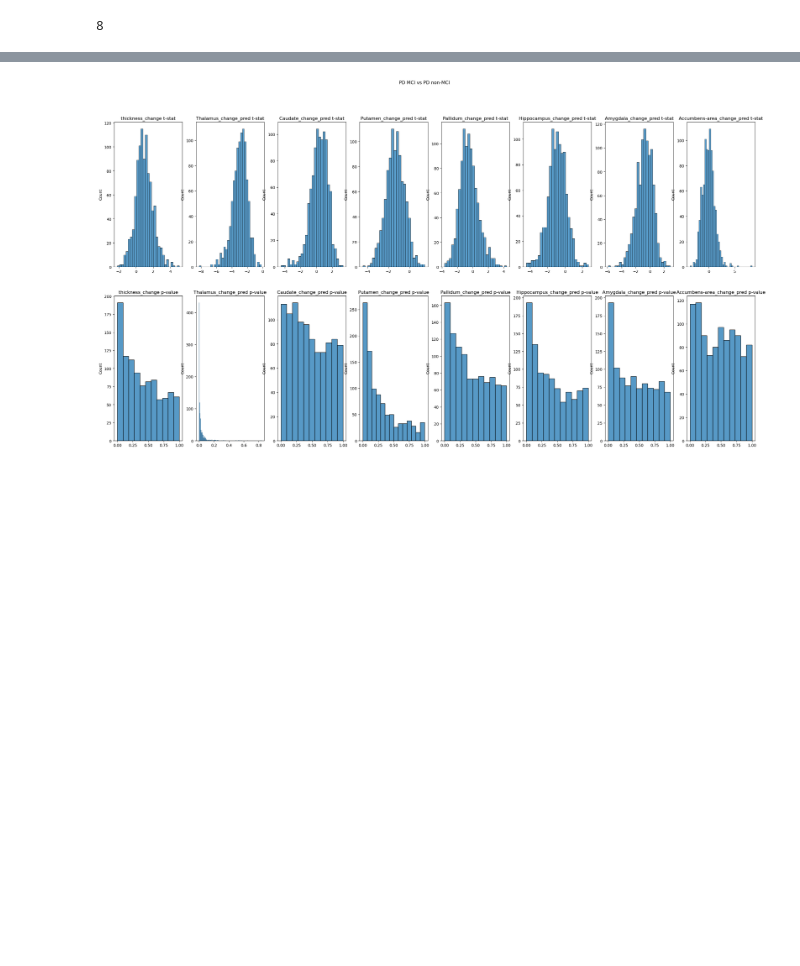
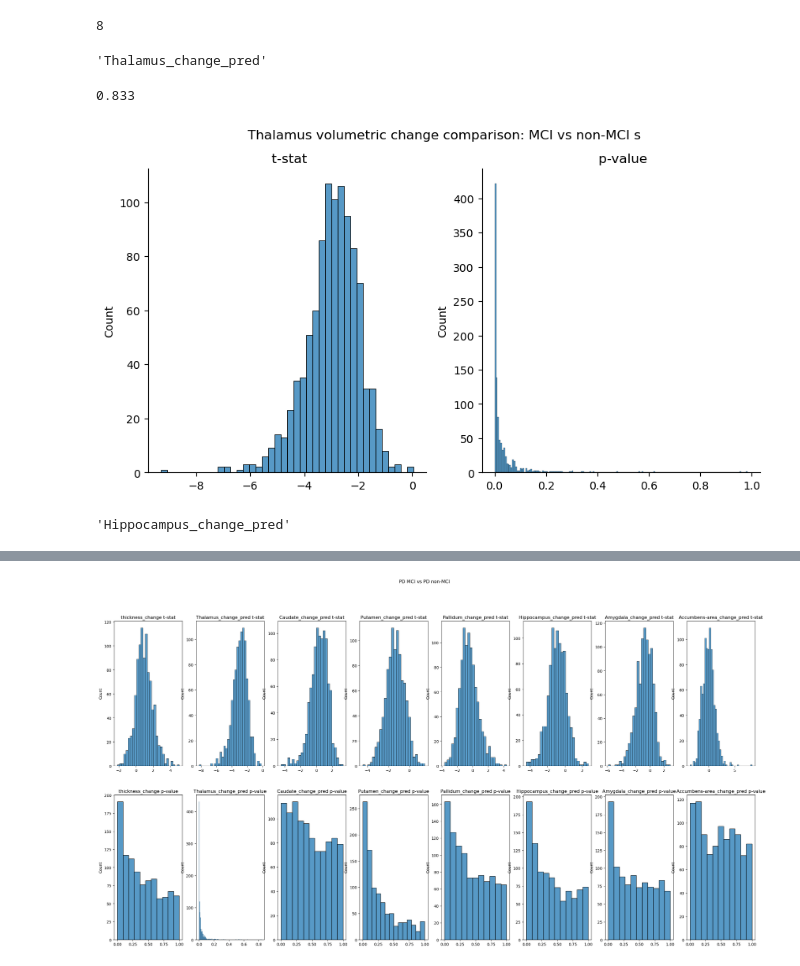
Before and after one commit to mirhnius/pvalue-metric-b, a Jupyter notebook: analysis/old.ipynb, the cells around one changed output, grey strips where cells are left out. Drawn from its saved outputs; the diff is of its cells as text; code cells hidden in the pictures; blank space fills up the shorter version.

```diff
--- a/analysis/old.ipynb
+++ b/analysis/old.ipynb
@@ -139,3 +139,29 @@ for itr in range(1000):
         MCIvsnonMCI_stats[i][itr] = ttest_ind(PD_MCI_df[region].loc[MCI_sample], PD_non_MCI_df[region].loc[nonMCI_sample])
         nonMCIvsHC_stats[i][itr] = ttest_ind(HC_df[region].loc[HC_sample], PD_non_MCI_df[region].loc[nonMCI_sample])
         MCIvsHC_stats[i][itr] = ttest_ind(PD_MCI_df[region].loc[MCI_sample], HC_df[region].loc[HC_sample])
+# %%
+target_columns[1]
+# %% [output]
+'Thalamus_change_pred'
+# %%
+sum(MCIvsnonMCI_stats[1, :,1] < 0.05) / 1000
+# %% [output]
+0.833
+# %%
+MCIvsnonMCI_stats[1, ...].shape
+f, ax = plt.subplots(1, 2, figsize=(10, 5))
+f.suptitle('Thalamus volumetric change comparison: MCI vs non-MCI s')
+ax[0].set_title(" t-stat")
+ax[0] = sns.histplot(MCIvsnonMCI_stats[1, :, 0], ax=ax[0])
+ax[1].set_title(" p-value")
+ax[1] = sns.histplot(MCIvsnonMCI_stats[1, :, 1], ax=ax[1])
+ax[0].spines['top'].set_visible(False)
+ax[0].spines['right'].set_visible(False)
+ax[1].spines['top'].set_visible(False)
+ax[1].spines['right'].set_visible(False)
+# %% [output]
+[figure, added]
+# %%
+target_columns[5]
+# %% [output]
+'Hippocampus_change_pred'
```
Also changed, not shown: parts of 3 cells of this notebook, 1 other file.
